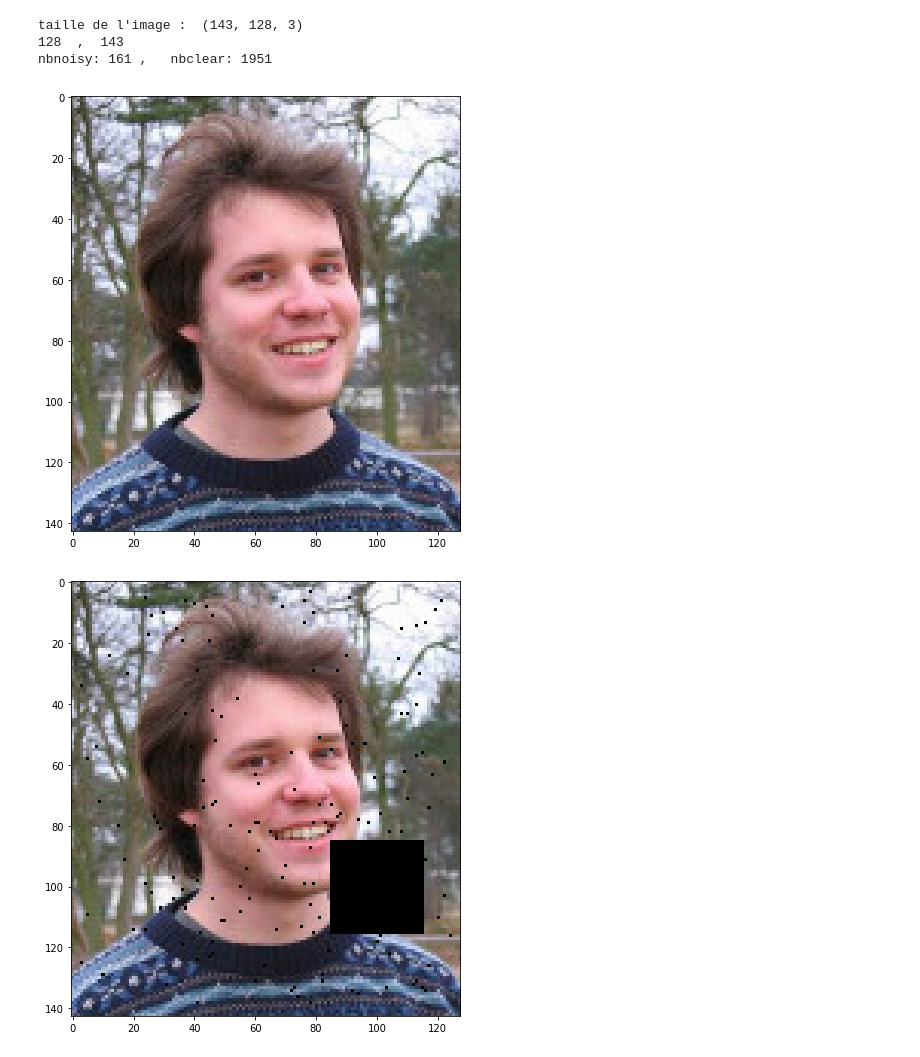
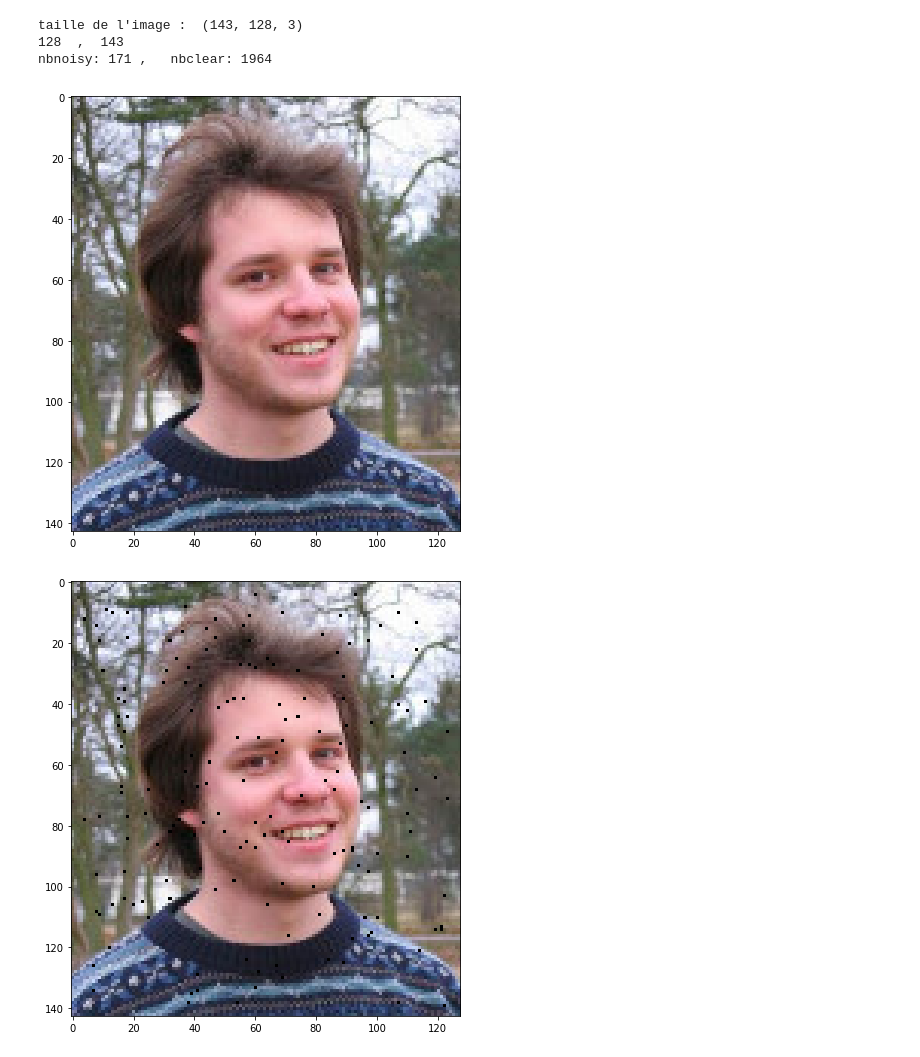
Before and after one commit to MaximeMarlot/arf-project, a Jupyter notebook: project.ipynb, the cells around one changed output. Saved outputs shown, nothing was run; the diff lists cells and outputs as text; code cells hidden in the pictures.

```diff
--- a/project.ipynb
+++ b/project.ipynb
@@ -148,37 +143,37 @@ def inpaint_image(noisy_image, dictionary, coord_noisy_pix, h, clear_image):
 img_matrice = util.read_im("Data/imgdataset/12.jpg")
 
 print("taille de l'image : ", img_matrice.shape)
 
 util.display_im(img_matrice)
 
 #Taille des patchs
 h=3 #nombre impair
 
-noisy_image, deletepixels = util.delete_rect(img_matrice, 100, 100, 31, 31)
+#noisy_image, deletepixels = util.delete_rect(img_matrice, 100, 100, 31, 31)
 #display_im(noisy_image)
 
 width = img_matrice.shape[1]
 height = img_matrice.shape[0]
 
 print(width," , ", height)
 
 noisy_image, noise_pixels = util.noise(img_matrice, 0.01, width, height, h)
 
-noise_pixels = np.concatenate((np.array(noise_pixels), np.array(deletepixels)), axis=0)
+#noise_pixels = np.concatenate((np.array(noise_pixels), np.array(deletepixels)), axis=0)
 util.display_im(noisy_image)
 
 _,clear_patches = util.get_patches(noisy_image, h, width, height)
 noisy_patches,_ = util.get_all_patches(noisy_image, h, width, height)
 
 nbnoisy = np.shape(noisy_patches)[0]
 nbclear = np.shape(clear_patches)[0]
 print("nbnoisy:", nbnoisy, ",   nbclear:", nbclear)
 # %% [output]
 taille de l'image :  (143, 128, 3)
 128  ,  143
-nbnoisy: 161 ,   nbclear: 1951
+nbnoisy: 171 ,   nbclear: 1964
 [figure]
-[figure, old version]
+[figure, new version]
 # %%
 training = convert_patches_into_training_set(clear_patches)
 print(training.shape)
```
Also changed, not shown: parts of 5 cells of this notebook, 2 other files.
